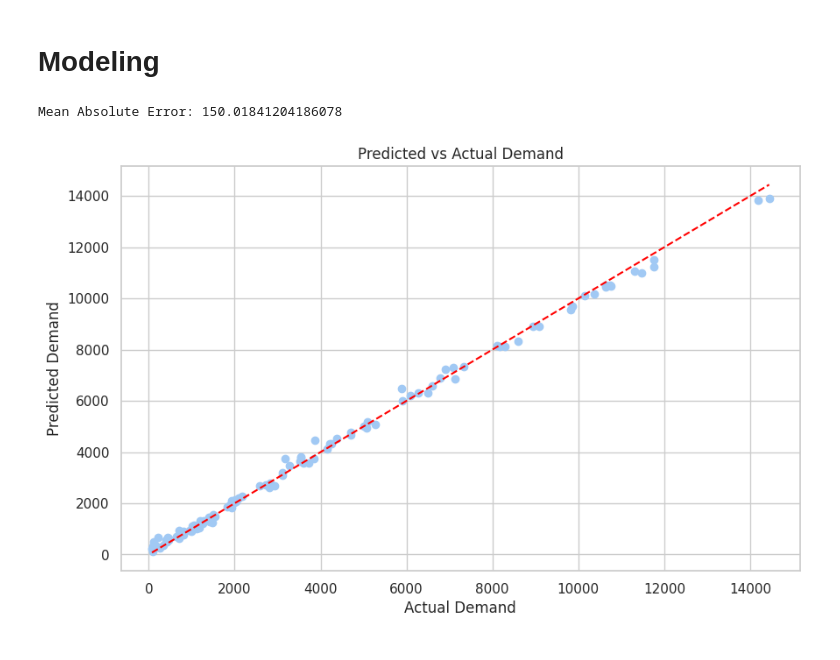
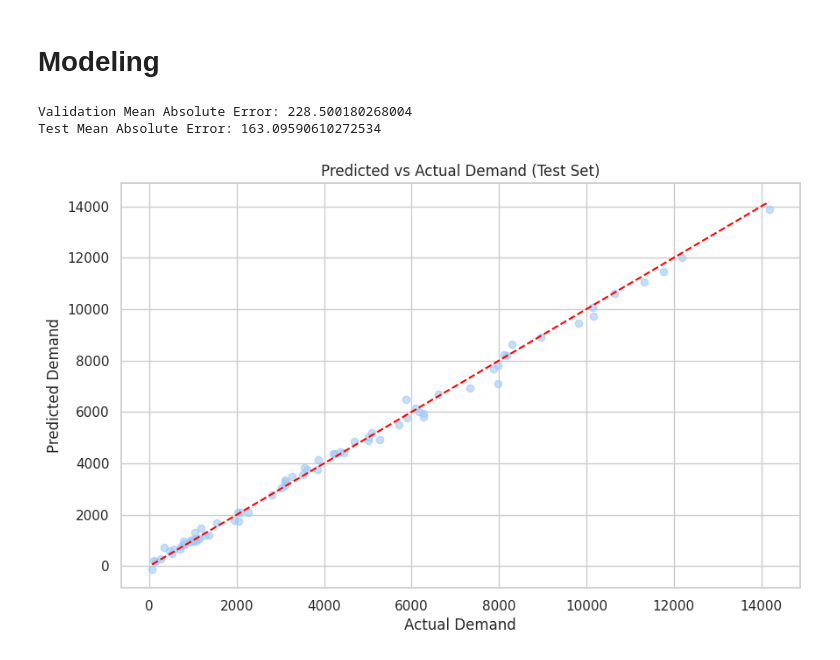
Before and after one commit to vanezp01/datalabs, a Jupyter notebook: hospital-supply-chain.ipynb, the cells around one changed output. Drawn from its saved outputs; the diff is of its cells as text; code cells hidden in the pictures.

```diff
--- a/hospital-supply-chain.ipynb
+++ b/hospital-supply-chain.ipynb
@@ -244,51 +258,54 @@ combined_df['Estimated_Demand'] = combined_df['Avg_Usage_Per_Day'] * combined_df
 # %% [markdown]
 # Encoding
 # %%
-# List of object dtype columns for encoding
-object_cols = ['Item_Type', 'Item_Name', 'Vendor_ID', 'Patient_ID', 'Primary_Diagnosis',
-               'Procedure_Performed', 'Room_Type', 'Supplies_Used', 'Equipment_Used',
-               'Staff_Needed', 'Staff_ID', 'Staff_Type', 'Current_Assignment',
-               'Shift_Start_Time', 'Shift_End_Time', 'Expense_Category', 'Description']
+# Identify columns with object dtype
+object_columns = combined_df.select_dtypes(include=['object']).columns
 
-# One-hot encode the object dtype columns
-combined_df_encoded = pd.get_dummies(combined_df, columns=object_cols)
+# One-hot encode the object columns
+combined_df_encoded = pd.get_dummies(combined_df, columns=object_columns, drop_first=True)
 combined_df_encoded.fillna(0, inplace=True)  # Fill NaNs with 0
 # %% [markdown]
 # Modeling
 # %%
 from sklearn.model_selection import train_test_split
 from sklearn.ensemble import GradientBoostingRegressor
 from sklearn.metrics import mean_absolute_error
+
 
 # Target variable
 y = combined_df_encoded['Estimated_Demand']
 
 # Drop target and non-relevant columns from the feature set
 X = combined_df_encoded.drop(['Estimated_Demand', 'Inventory_Date', 'Admission_Date',
                               'Discharge_Date', 'Shift_Date', 'Financial_Date'], axis=1)
 
-# Split data into training and testing sets (80% train, 20% test)
-X_train, X_test, y_train, y_test = train_test_split(X, y, test_size=0.2, random_state=42)
+# Split data into training, validation, and testing sets
+X_train, X_temp, y_train, y_temp = train_test_split(X, y, test_size=0.3, random_state=42)  # 70% train, 30% temp
+X_val, X_test, y_val, y_test = train_test_split(X_temp, y_temp, test_size=0.5, random_state=42)  # 15% val, 15% test
 
 # Train the Gradient Boosting Regressor
-model = GradientBoostingRegressor(random_state=42)
+model = GradientBoostingRegressor(n_estimators=100, learning_rate=0.1, max_depth=3, random_state=42)
 model.fit(X_train, y_train)
 
-# Make predictions
-y_pred = model.predict(X_test)
+# Validate the model
+y_val_pred = model.predict(X_val)
+val_mae = mean_absolute_error(y_val, y_val_pred)
+print(f"Validation Mean Absolute Error: {val_mae}")
 
-# Evaluate the model
-mae = mean_absolute_error(y_test, y_pred)
-print(f"Mean Absolute Error: {mae}")
+# Test the model
+y_test_pred = model.predict(X_test)
+test_mae = mean_absolute_error(y_test, y_test_pred)
+print(f"Test Mean Absolute Error: {test_mae}")
 
-# Visualize predictions vs actual
+# Visualize predictions vs actual for the test set
 plt.figure(figsize=(10, 6))
-plt.scatter(y_test, y_pred)
+plt.scatter(y_test, y_test_pred, alpha=0.6)
 plt.plot([min(y_test), max(y_test)], [min(y_test), max(y_test)], color='red', linestyle='--')
 plt.xlabel('Actual Demand')
 plt.ylabel('Predicted Demand')
-plt.title('Predicted vs Actual Demand')
+plt.title('Predicted vs Actual Demand (Test Set)')
 plt.show()
 # %% [output]
-Mean Absolute Error: 150.01841204186078
+Validation Mean Absolute Error: 228.500180268004
+Test Mean Absolute Error: 163.09590610272534
-[figure, old version]
+[figure, new version]
```
Also changed, not shown: parts of 6 cells of this notebook.
